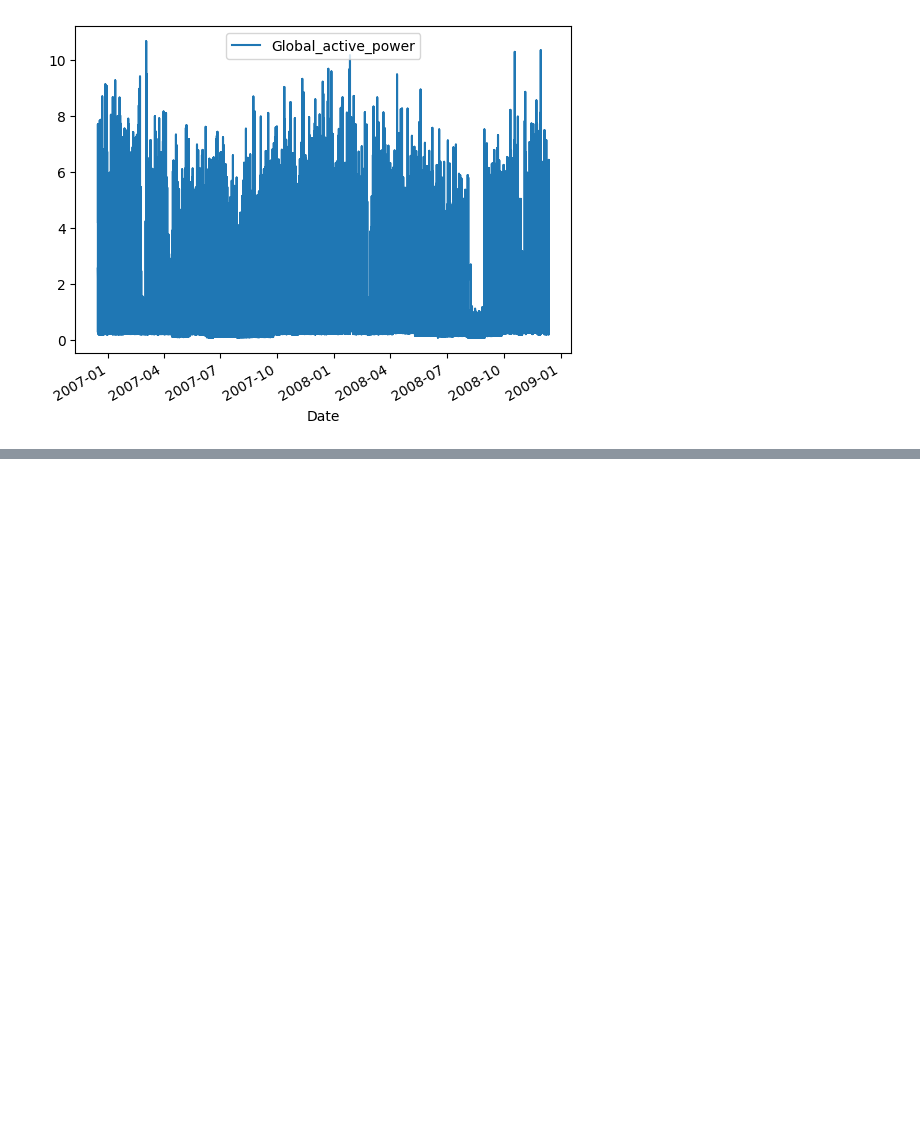
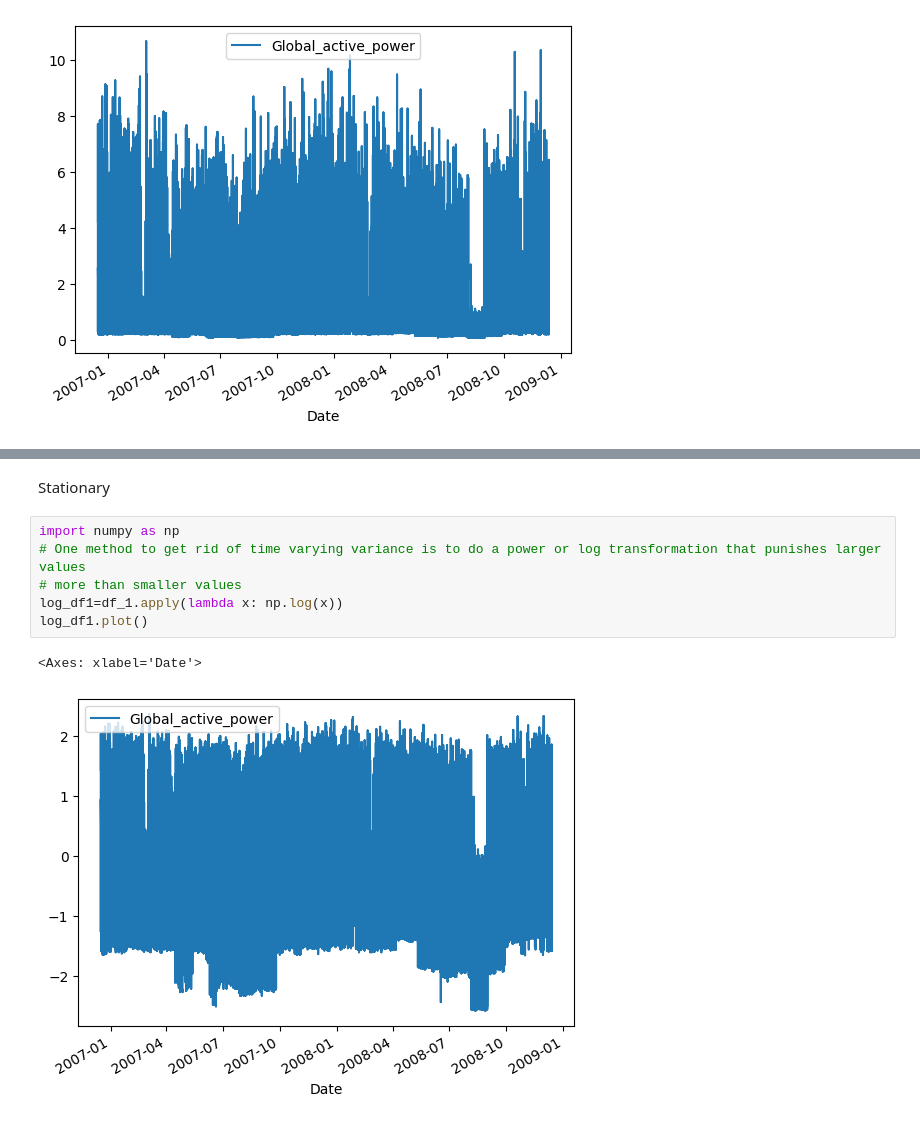
Before and after one commit to Enkhbayasgalan97/CA1-2026163, a Jupyter notebook: CA1.ipynb, the cells around one changed output, grey strips where cells are left out. Drawn from its saved outputs; the diff is of its cells as text; blank space fills up the shorter version.

```diff
--- a/CA1.ipynb
+++ b/CA1.ipynb
@@ -772,0 +765,11 @@ plt.show()
+# %% [markdown]
+Stationary
+# %%
+import numpy as np
+# One method to get rid of time varying variance is to do a power or log transformation that punishes larger values
+# more than smaller values
+log_df1=df_1.apply(lambda x: np.log(x))
+log_df1.plot()
+# %% [output]
+<Axes: xlabel='Date'>
+[figure, added]
```
Also changed, not shown: parts of 15 cells of this notebook, 2 other files.
